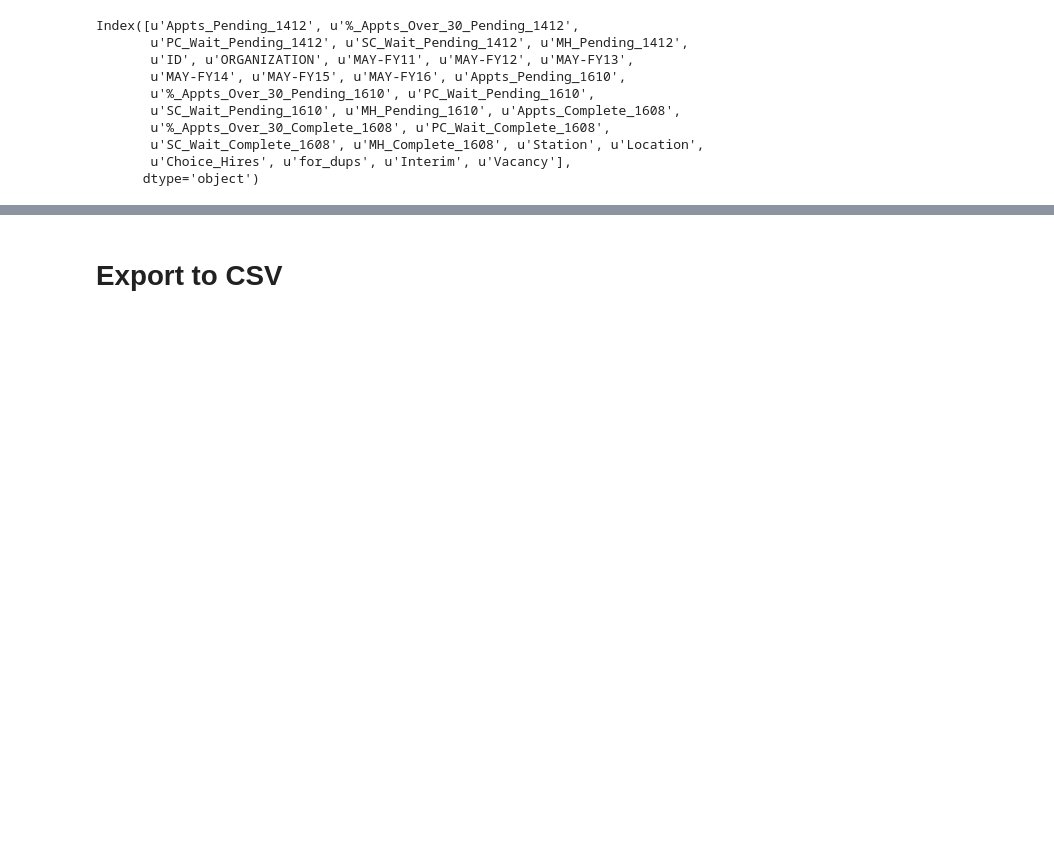
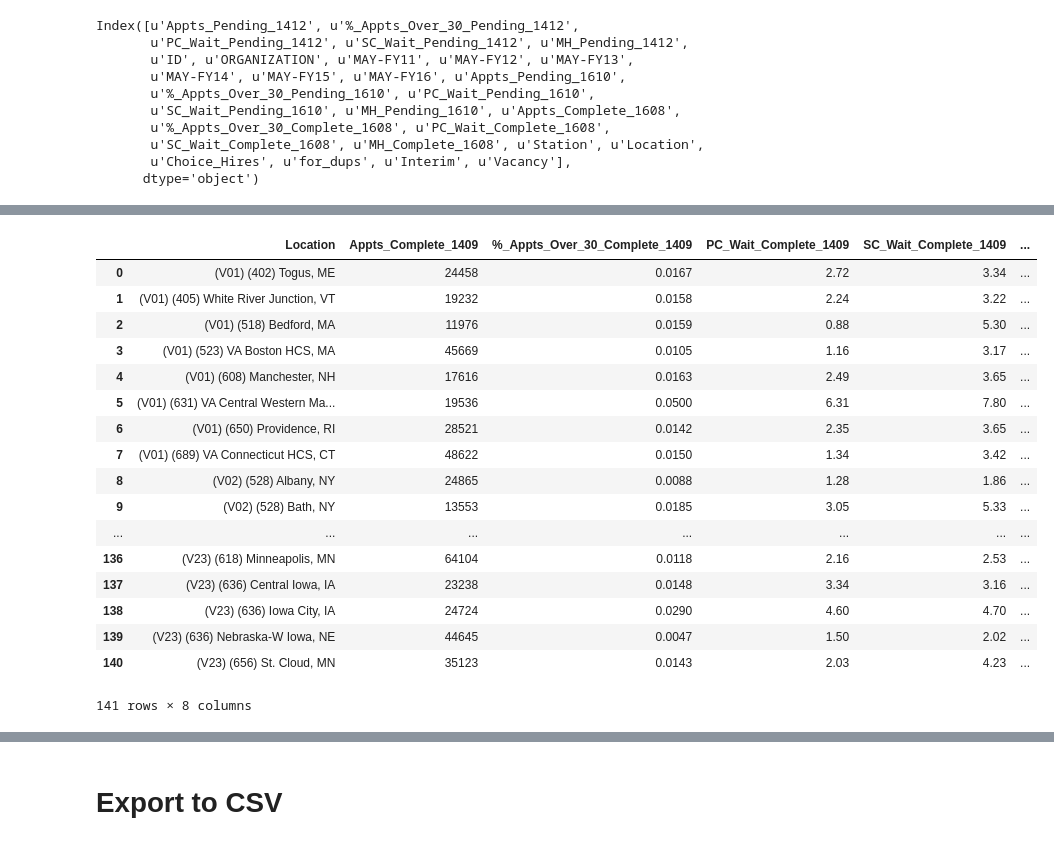
Before and after one commit to isabella232/va-data-analysis, a Jupyter notebook: Generate_CSV.ipynb, the cells around one changed output, grey strips where cells are left out. Cells and saved outputs as stored; diff of their text form; code cells hidden in the pictures; blank space fills up the shorter version.

```diff
--- a/Generate_CSV.ipynb
+++ b/Generate_CSV.ipynb
@@ -540,0 +552,34 @@ Index([u'Appts_Pending_1412', u'%_Appts_Over_30_Pending_1412',
+# %%
+def make_df_complete_2014(Type,Time,File):
+    Title = "{}_{}".format(Type,Time)
+    csv = pd.read_csv(File,
+                               usecols=[0,1,5,12,13,14],
+                               skiprows=[0], #skipping the original header
+                               names=["Location","Appts_{}".format(Title),
+                                      "%_Appts_Over_30_{}".format(Title),
+                                      "PC_Wait_{}".format(Title),
+                                      "SC_Wait_{}".format(Title),"MH_{}".format(Title)])
+    csv["Station"] = csv["Location"].apply(get_station)
+    return csv
+Complete_1409 = make_df_complete_2014("Complete","1409","Wait_Time/Completed_Cleaned/14_09_Wait.csv")
+Complete_1409["ID"] = generate_IDs(Complete_1409)
+Complete_1409
+# %% [output]
+|  | Location | Appts_Complete_1409 | %_Appts_Over_30_Complete_1409 | PC_Wait_Complete_1409 | SC_Wait_Complete_1409 | ... |
+| 0 | (V01) (402) Togus, ME | 24458 | 0.0167 | 2.72 | 3.34 | ... |
+| 1 | (V01) (405) White River Junction, VT | 19232 | 0.0158 | 2.24 | 3.22 | ... |
+| 2 | (V01) (518) Bedford, MA | 11976 | 0.0159 | 0.88 | 5.30 | ... |
+| 3 | (V01) (523) VA Boston HCS, MA | 45669 | 0.0105 | 1.16 | 3.17 | ... |
+| 4 | (V01) (608) Manchester, NH | 17616 | 0.0163 | 2.49 | 3.65 | ... |
+| 5 | (V01) (631) VA Central Western Ma... | 19536 | 0.0500 | 6.31 | 7.80 | ... |
+| 6 | (V01) (650) Providence, RI | 28521 | 0.0142 | 2.35 | 3.65 | ... |
+| 7 | (V01) (689) VA Connecticut HCS, CT | 48622 | 0.0150 | 1.34 | 3.42 | ... |
+| 8 | (V02) (528) Albany, NY | 24865 | 0.0088 | 1.28 | 1.86 | ... |
+| 9 | (V02) (528) Bath, NY | 13553 | 0.0185 | 3.05 | 5.33 | ... |
+| ... | ... | ... | ... | ... | ... | ... |
+| 136 | (V23) (618) Minneapolis, MN | 64104 | 0.0118 | 2.16 | 2.53 | ... |
+| 137 | (V23) (636) Central Iowa, IA | 23238 | 0.0148 | 3.34 | 3.16 | ... |
+| 138 | (V23) (636) Iowa City, IA | 24724 | 0.0290 | 4.60 | 4.70 | ... |
+| 139 | (V23) (636) Nebraska-W Iowa, NE | 44645 | 0.0047 | 1.50 | 2.02 | ... |
+| 140 | (V23) (656) St. Cloud, MN | 35123 | 0.0143 | 2.03 | 4.23 | ... |
+141 rows × 8 columns
```
Also changed, not shown: parts of 21 cells of this notebook, 6 other files.
